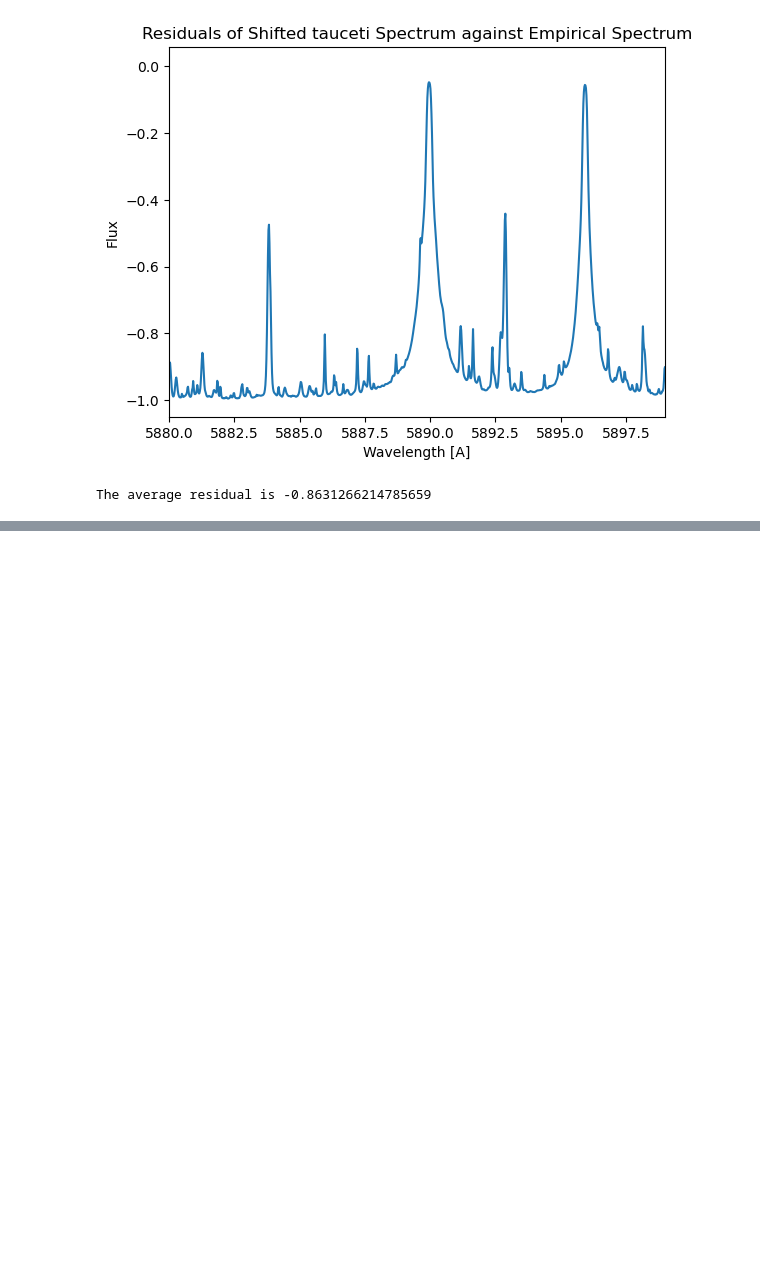
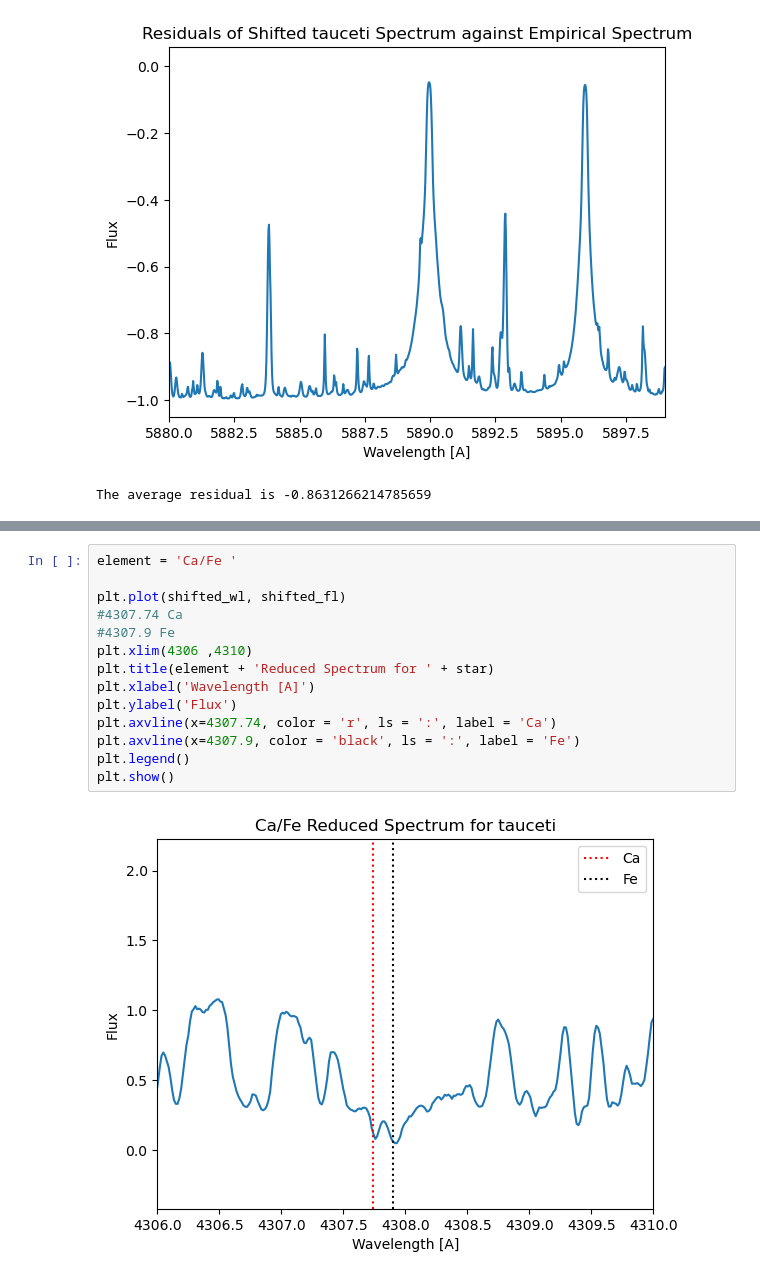
Before and after one commit to howardisaacson/Intro-2-Spectra, a Jupyter notebook: analysis/ESPRESSO/Spectral Lines of Tau Ceti.ipynb, the cells around one changed output, grey strips where cells are left out. Cells and saved outputs as stored; diff of their text form; blank space fills up the shorter version.

```diff
--- a/analysis/ESPRESSO/Spectral Lines of Tau Ceti (Single Normalization).ipynb
+++ b/analysis/ESPRESSO/Spectral Lines of Tau Ceti.ipynb
@@ -459,0 +468,16 @@ plt.show()
+# %%
+element = 'Ca/Fe '
+
+plt.plot(shifted_wl, shifted_fl)
+#4307.74 Ca
+#4307.9 Fe
+plt.xlim(4306 ,4310)
+plt.title(element + 'Reduced Spectrum for ' + star)
+plt.xlabel('Wavelength [A]')
+plt.ylabel('Flux')
+plt.axvline(x=4307.74, color = 'r', ls = ':', label = 'Ca')
+plt.axvline(x=4307.9, color = 'black', ls = ':', label = 'Fe')
+plt.legend()
+plt.show()
+# %% [output]
+[figure, added]
```
Also changed, not shown: parts of 10 cells of this notebook, 1 other file.
